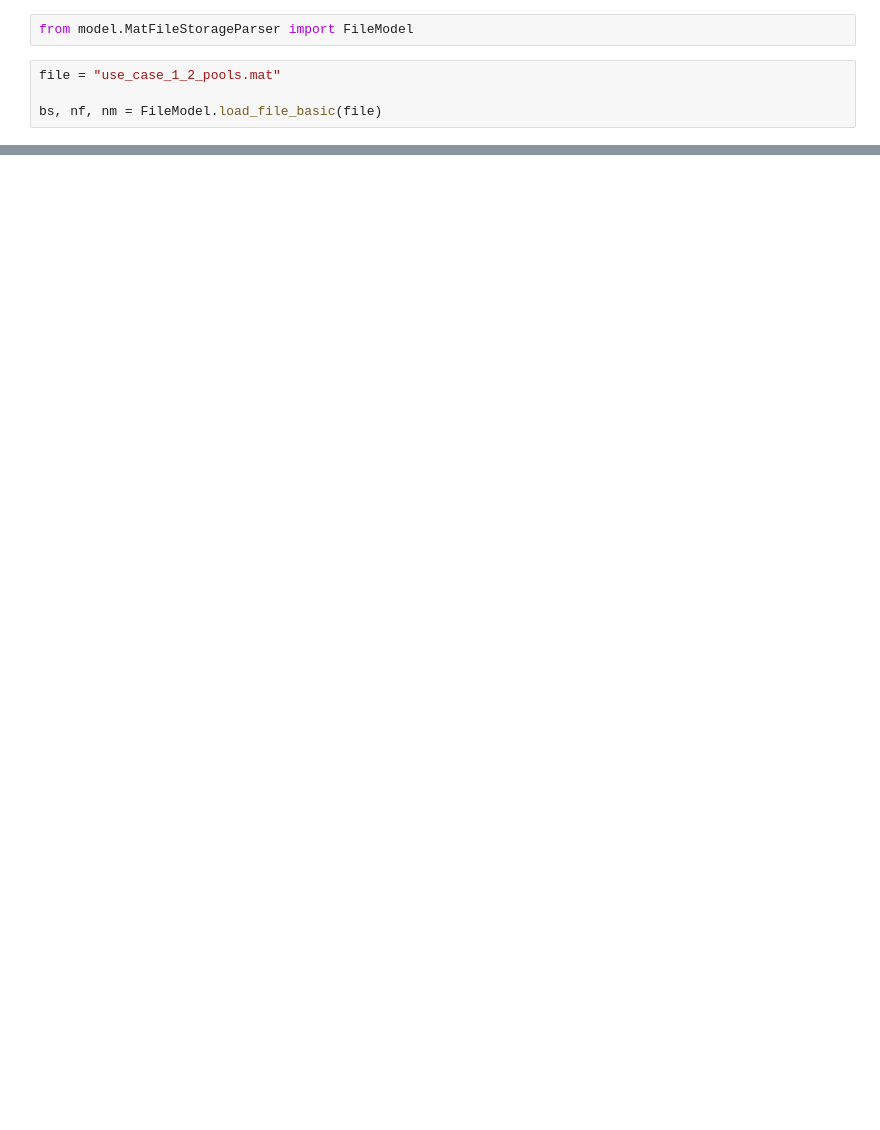
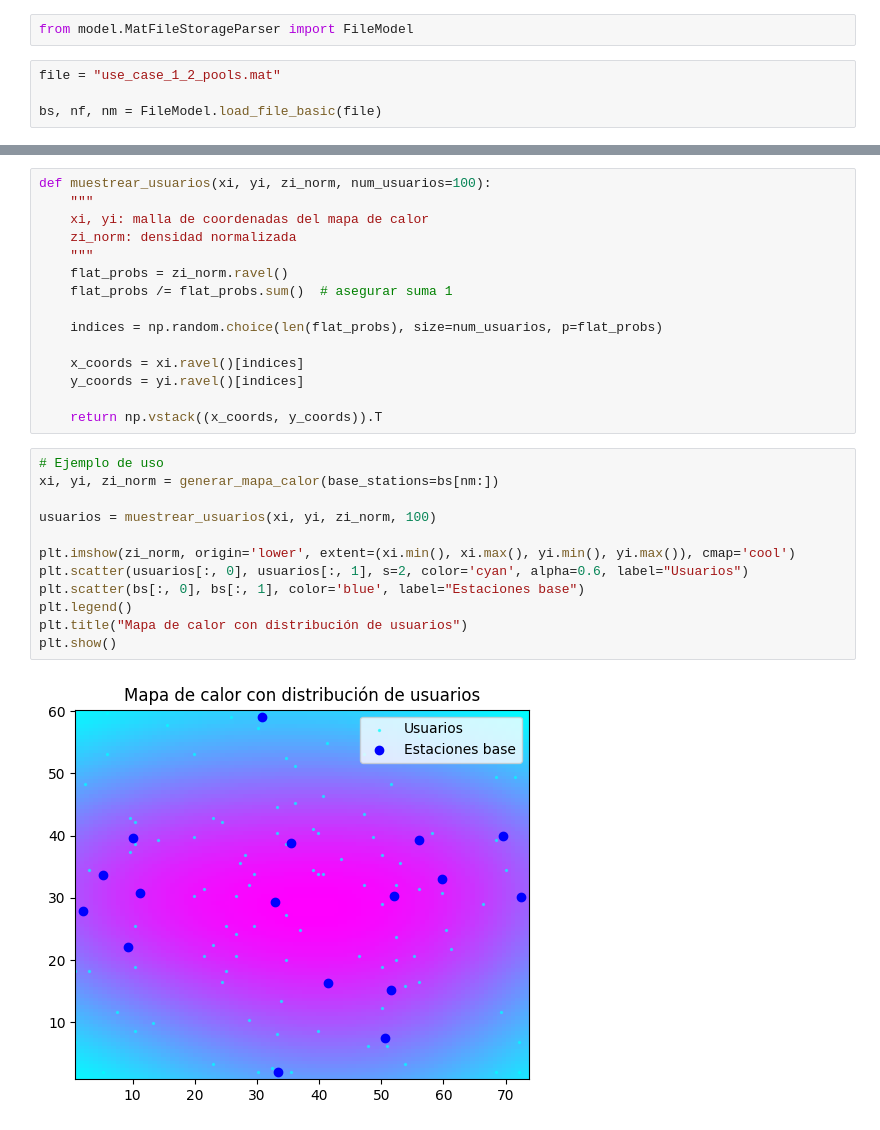
Before and after one commit to 6G-XTREME/PoF_Simulator, a Jupyter notebook: mocks/pruebas_mapa_rural/prueba mapa calor - uc 1.ipynb, the cells around one changed output, grey strips where cells are left out. Cells and saved outputs as stored; diff of their text form; blank space fills up the shorter version.

```diff
--- a/mocks/pruebas_mapa_rural/prueba mapa calor - uc 1.ipynb
+++ b/mocks/pruebas_mapa_rural/prueba mapa calor - uc 1.ipynb
@@ -26,0 +63,29 @@ array([[10.12300401, 39.56292084,  0.1       ],
+# %%
+def muestrear_usuarios(xi, yi, zi_norm, num_usuarios=100):
+    """
+    xi, yi: malla de coordenadas del mapa de calor
+    zi_norm: densidad normalizada
+    """
+    flat_probs = zi_norm.ravel()
+    flat_probs /= flat_probs.sum()  # asegurar suma 1
+
+    indices = np.random.choice(len(flat_probs), size=num_usuarios, p=flat_probs)
+
+    x_coords = xi.ravel()[indices]
+    y_coords = yi.ravel()[indices]
+
+    return np.vstack((x_coords, y_coords)).T
+# %%
+# Ejemplo de uso
+xi, yi, zi_norm = generar_mapa_calor(base_stations=bs[nm:])
+
+usuarios = muestrear_usuarios(xi, yi, zi_norm, 100)
+
+plt.imshow(zi_norm, origin='lower', extent=(xi.min(), xi.max(), yi.min(), yi.max()), cmap='cool')
+plt.scatter(usuarios[:, 0], usuarios[:, 1], s=2, color='cyan', alpha=0.6, label="Usuarios")
+plt.scatter(bs[:, 0], bs[:, 1], color='blue', label="Estaciones base")
+plt.legend()
+plt.title("Mapa de calor con distribución de usuarios")
+plt.show()
+# %% [output]
+[figure, added]
```
Also changed, not shown: parts of 4 cells of this notebook, 6 other files.
